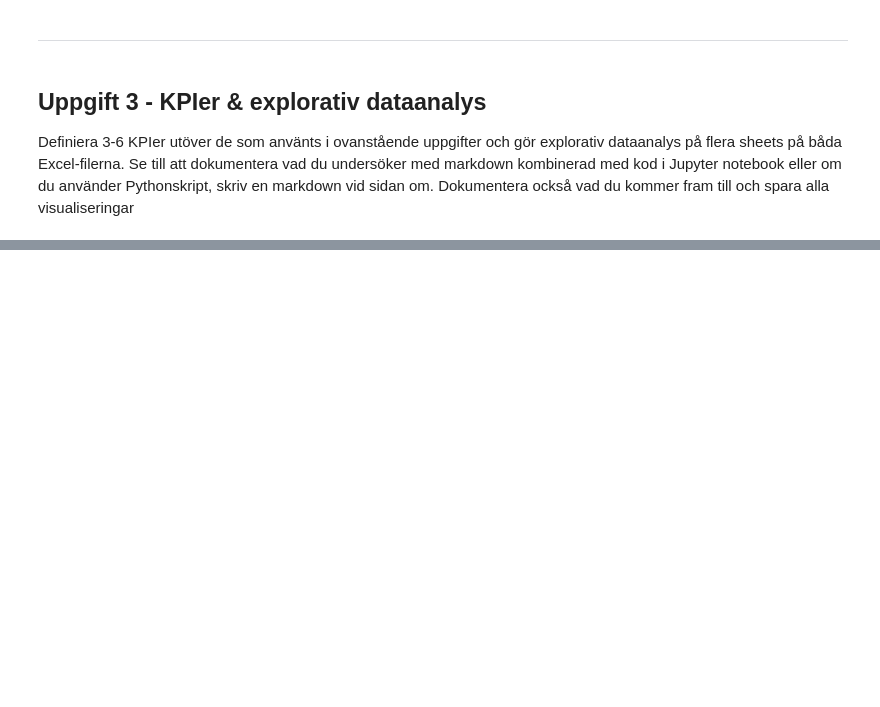
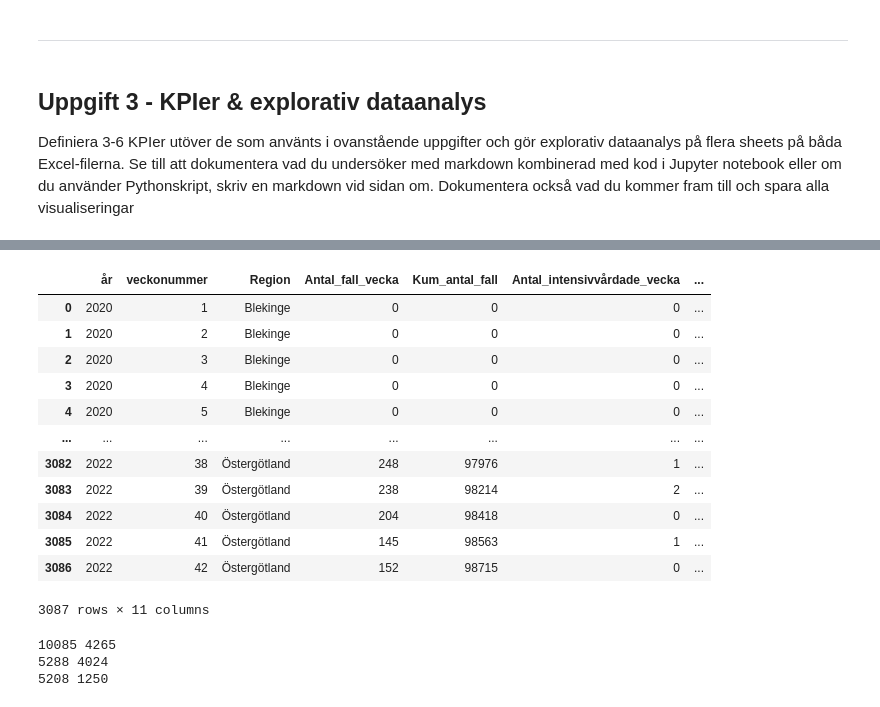
Before and after one commit to MxLied/Databehandling-Max-Liedman, a Jupyter notebook: Labb/Labb1.ipynb, the cells around one changed output, grey strips where cells are left out. Saved outputs shown, nothing was run; the diff lists cells and outputs as text; code cells hidden in the pictures; blank space fills up the shorter version.

```diff
--- a/Labb/Labb1.ipynb
+++ b/Labb/Labb1.ipynb
@@ -592,0 +669,21 @@ print(sum_intesive,sum_dead)
+# %%
+
+veckodataregion = pd.read_excel("../Data/Folkhalsomyndigheten_Covid19.xlsx" , sheet_name = "Veckodata Region")
+
+df_week_region = pd.DataFrame(veckodataregion)
+# %%
+df_week_region
+# %% [output]
+|  | år | veckonummer | Region | Antal_fall_vecka | Kum_antal_fall | Antal_intensivvårdade_vecka | ... |
+| 0 | 2020 | 1 | Blekinge | 0 | 0 | 0 | ... |
+| 1 | 2020 | 2 | Blekinge | 0 | 0 | 0 | ... |
+| 2 | 2020 | 3 | Blekinge | 0 | 0 | 0 | ... |
+| 3 | 2020 | 4 | Blekinge | 0 | 0 | 0 | ... |
+| 4 | 2020 | 5 | Blekinge | 0 | 0 | 0 | ... |
+| ... | ... | ... | ... | ... | ... | ... | ... |
+| 3082 | 2022 | 38 | Östergötland | 248 | 97976 | 1 | ... |
+| 3083 | 2022 | 39 | Östergötland | 238 | 98214 | 2 | ... |
+| 3084 | 2022 | 40 | Östergötland | 204 | 98418 | 0 | ... |
+| 3085 | 2022 | 41 | Östergötland | 145 | 98563 | 1 | ... |
+| 3086 | 2022 | 42 | Östergötland | 152 | 98715 | 0 | ... |
+3087 rows × 11 columns
@@ -592,0 +694,13 @@ print(sum_intesive,sum_dead)
+# %%
+df_2020 = df_week_region[df_week_region["år"].isin(year2020_condition)]
+df_2021 = df_week_region[df_week_region["år"].isin(year2021_condition)]
+df_2022 = df_week_region[df_week_region["år"].isin(year2022_condition)] # better fix? loop?
+
+
+print(df_2020["Antal_avlidna_vecka"].sum(), df_2020["Antal_intensivvårdade_vecka"].sum())
+print(df_2021["Antal_avlidna_vecka"].sum(), df_2021["Antal_intensivvårdade_vecka"].sum())
+print(df_2022["Antal_avlidna_vecka"].sum(), df_2022["Antal_intensivvårdade_vecka"].sum())
+# %% [output]
+10085 4265
+5288 4024
+5208 1250
```
Also changed, not shown: parts of 16 cells of this notebook.
